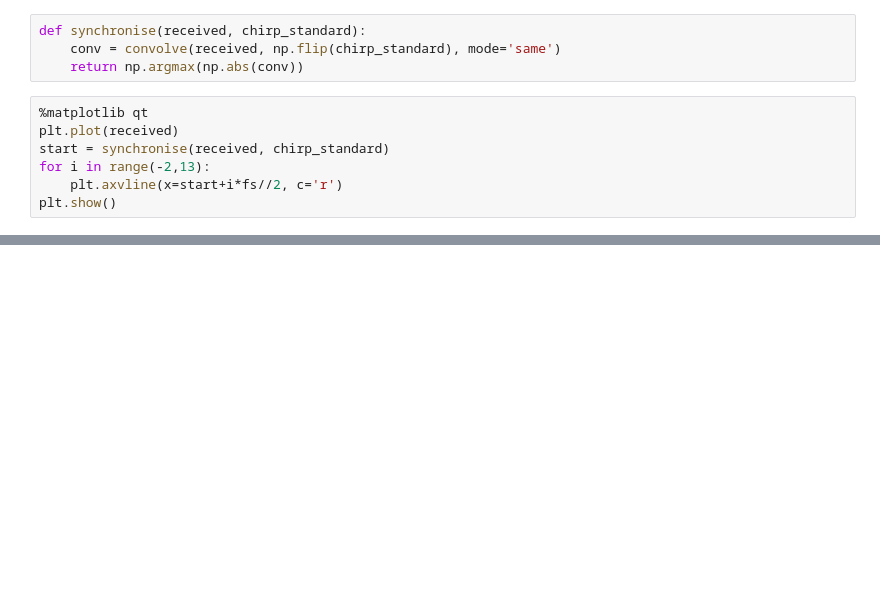
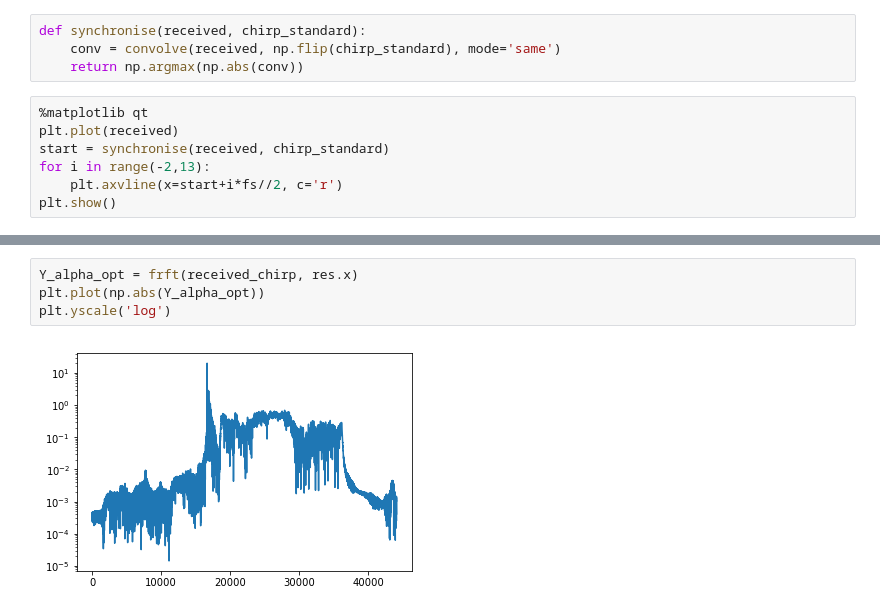
Before and after one commit to barkermrl/AudioModem, a Jupyter notebook: Estimation/OFDM.ipynb, the cells around one changed output, grey strips where cells are left out. Drawn from its saved outputs; the diff is of its cells as text; blank space fills up the shorter version.

```diff
--- a/Estimation/OFDM.ipynb
+++ b/Estimation/OFDM.ipynb
@@ -87,0 +107,6 @@ np.argmax(conv)/fs
+# %%
+Y_alpha_opt = frft(received_chirp, res.x)
+plt.plot(np.abs(Y_alpha_opt))
+plt.yscale('log')
+# %% [output]
+[figure, added]
```
Also changed, not shown: parts of 30 cells of this notebook, 14 other files.
